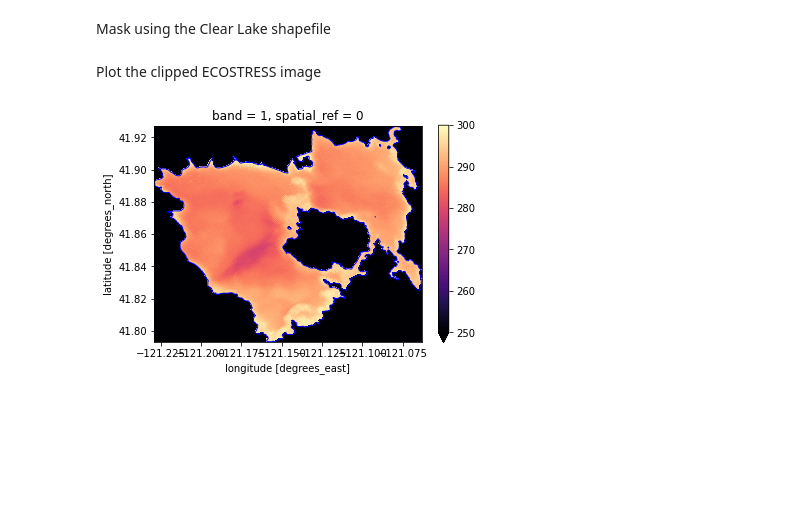
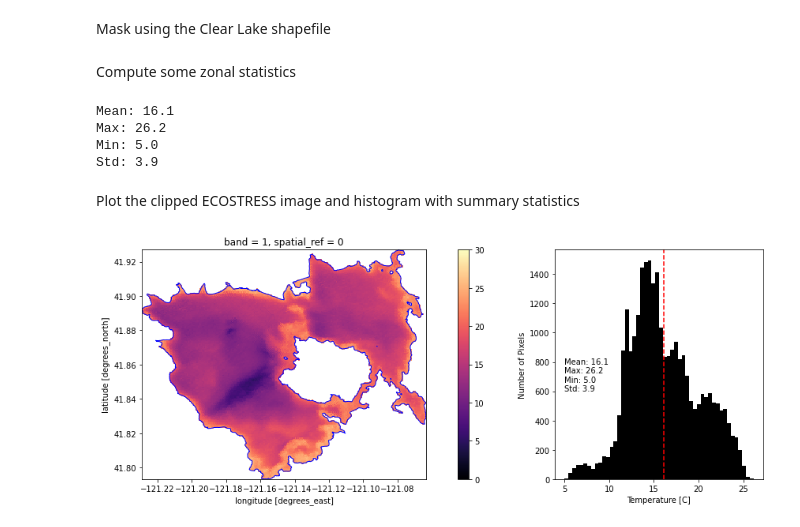
Before and after one commit to waterhackweek/whw2020_firewater, a Jupyter notebook: ECOSTRESS/eco-clearlake.ipynb, the cells around one changed output. Cells and saved outputs as stored; diff of their text form; code cells hidden in the pictures; blank space fills up the shorter version.

Commit message:
Add summary stats and histogram

```diff
--- a/ECOSTRESS/eco-clearlake.ipynb
+++ b/ECOSTRESS/eco-clearlake.ipynb
@@ -101,18 +101,55 @@ ax.set_aspect(1)
 Mask using the Clear Lake shapefile
 # %%
 clearlake_lst = eco_lst.rio.clip(clearlake.geometry.apply(mapping))
+
+# switch our zero values to nan values
+clearlake_lst = clearlake_lst.where(clearlake_lst > 0)
 # %%
-# scale our clipped dataset
-scaled_clearlake_lst = clearlake_lst * float(eco_lst.attrs['scale_factor'])
+# scale our clipped dataset and convert from K to C
+scaled_clearlake_lst = ( clearlake_lst * float(eco_lst.attrs['scale_factor']) ) - 273.15
+# %% [markdown]
+Compute some zonal statistics
+# %%
+# Compute zonal statistics
+# Remove NaN pixel values
+values = scaled_clearlake_lst.values.flatten()
+values = values[~np.isnan(values)]
+
+clearlake_lst_mean = values.mean()
+clearlake_lst_max = values.max()
+clearlake_lst_min = values.min()
+clearlake_lst_std = values.std()
+
+# Print zonal statistics
+summary_stats = 'Mean: {}\nMax: {}\nMin: {}\nStd: {}'.format(np.round(clearlake_lst_mean,1),
+                                                             np.round(clearlake_lst_max,1),
+                                                             np.round(clearlake_lst_min,1),
+                                                             np.round(clearlake_lst_std,1))
+
+print(summary_stats)
+# %% [output]
+Mean: 16.1
+Max: 26.2
+Min: 5.0
+Std: 3.9
 # %% [markdown]
-Plot the clipped ECOSTRESS image
+Plot the clipped ECOSTRESS image and histogram with summary statistics
 # %%
-fig, ax = plt.subplots()
+fig, (ax1, ax2) = plt.subplots(nrows=1, ncols=2, figsize=(15,5), gridspec_kw={'width_ratios': [3, 1]})
 
-scaled_clearlake_lst.plot(x='x', y='y', ax=ax, vmin=250, vmax=300, cmap='magma')
+# image
+scaled_clearlake_lst.plot(x='x', y='y', ax=ax1, vmin=0, vmax=30, cmap='magma')
+clearlake.plot(ax=ax1, edgecolor='blue', facecolor='none');
+ax1.set_aspect(1)
 
-clearlake.plot(ax=ax, edgecolor='blue', facecolor='none');
 
-ax.set_aspect(1)
+# histogram
+ax2.hist(values, bins=50, facecolor='k');
+ax2.axvline(x=clearlake_lst_mean, c='r', linestyle='--')
+ax2.text(5,600,summary_stats)
+ax2.set_ylabel('Number of Pixels')
+ax2.set_xlabel('Temperature [C]')
+
+plt.tight_layout()
 # %% [output]
-[figure, old version]
+[figure, new version]
```
